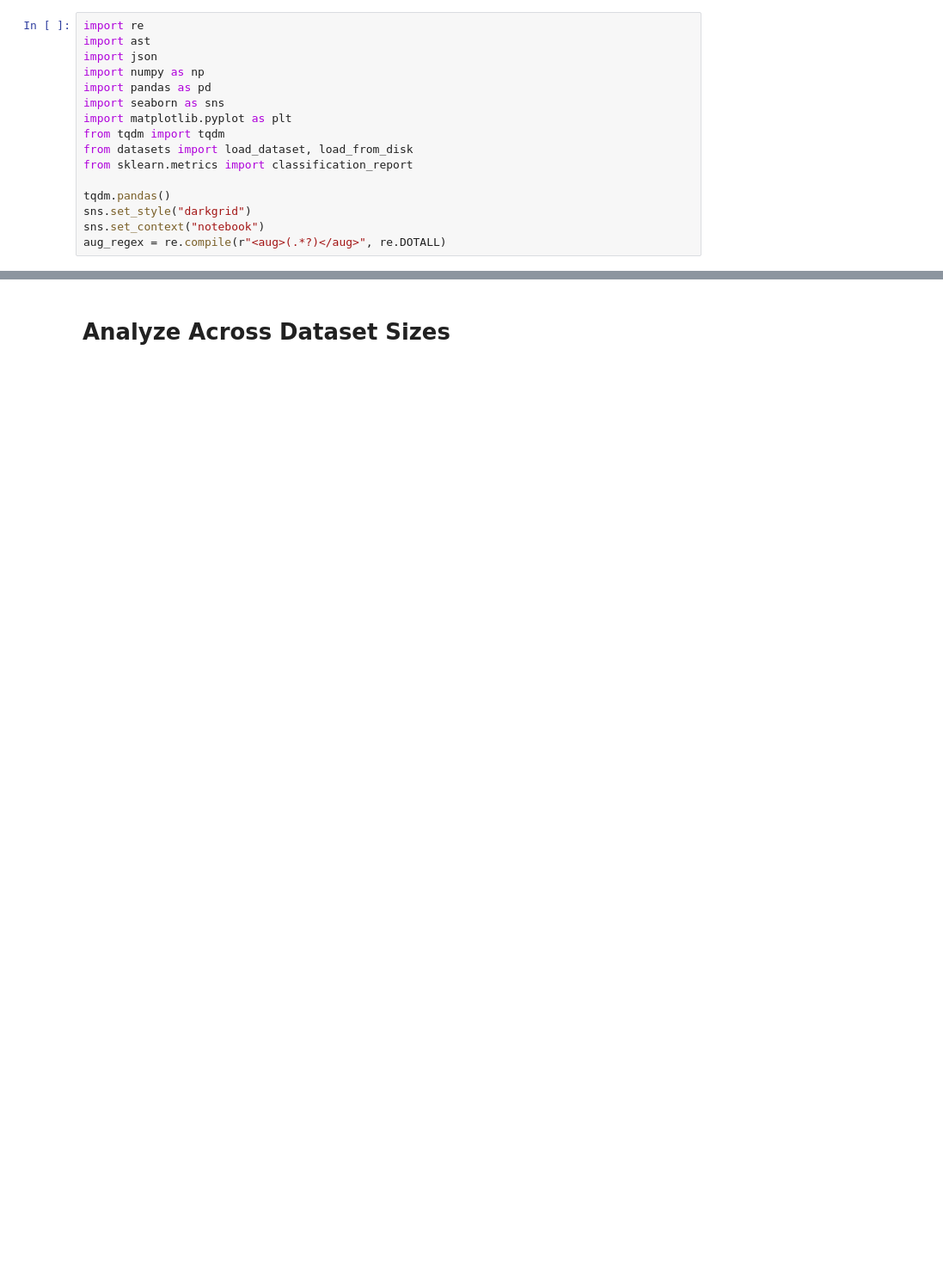
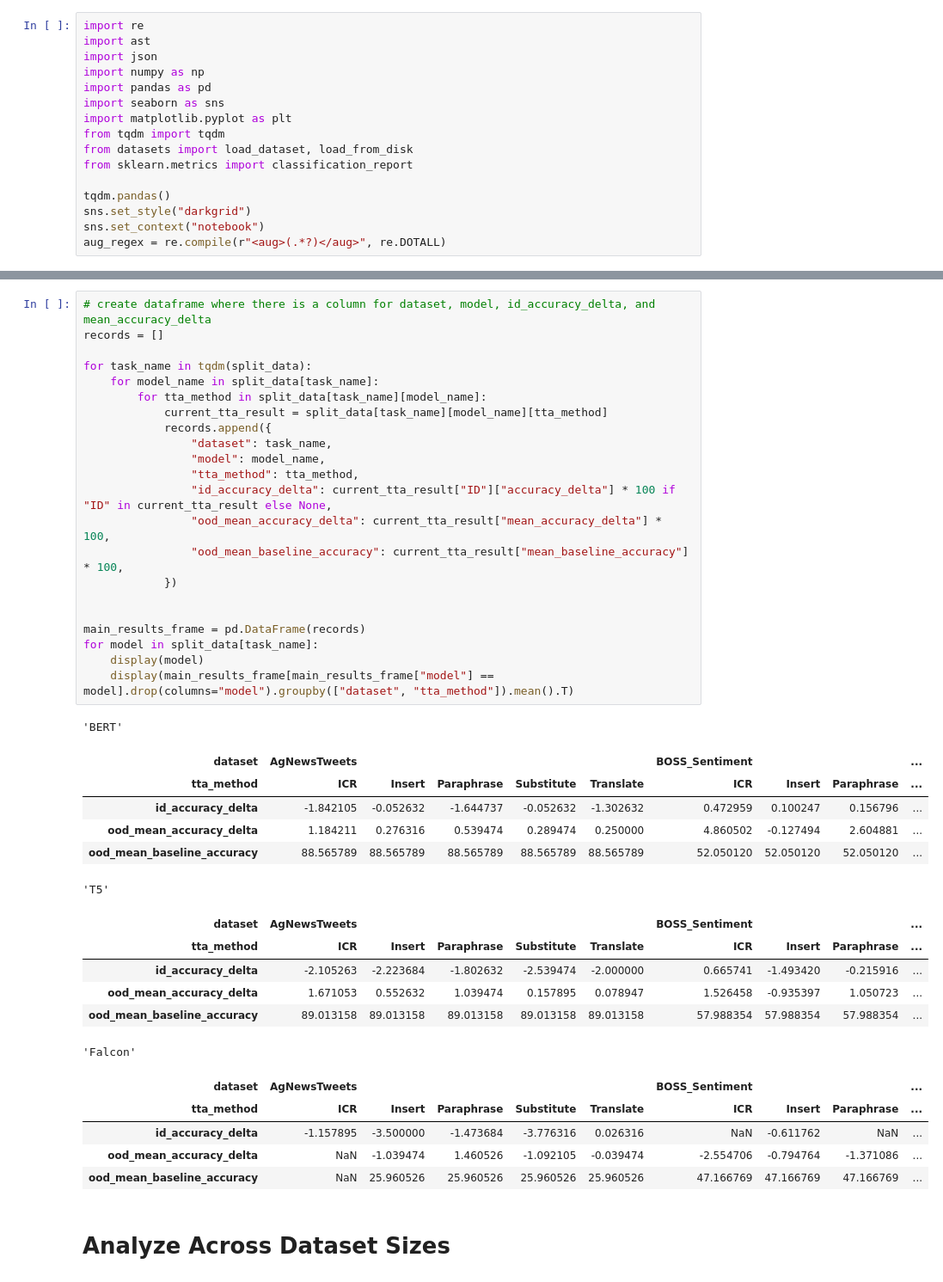
Before and after one commit to Kyle1668/LLM-TTA, a Jupyter notebook: notebooks/method_analysis_paper.ipynb, the cells around one changed output, grey strips where cells are left out. Shown: that part at 86% size. Cells and saved outputs as stored; diff of their text form; blank space fills up the shorter version.

Commit message:
Added full main results experiments

```diff
--- a/notebooks/method_analysis_paper.ipynb
+++ b/notebooks/method_analysis_paper.ipynb
@@ -21,3 +109,44 @@ list(inference_logs.keys())
+# %%
+# create dataframe where there is a column for dataset, model, id_accuracy_delta, and mean_accuracy_delta
+records = []
+
+for task_name in tqdm(split_data):
+    for model_name in split_data[task_name]:
+        for tta_method in split_data[task_name][model_name]:
+            current_tta_result = split_data[task_name][model_name][tta_method]
+            records.append({
+                "dataset": task_name,
+                "model": model_name,
+                "tta_method": tta_method,
+                "id_accuracy_delta": current_tta_result["ID"]["accuracy_delta"] * 100 if "ID" in current_tta_result else None,
+                "ood_mean_accuracy_delta": current_tta_result["mean_accuracy_delta"] * 100,
+                "ood_mean_baseline_accuracy": current_tta_result["mean_baseline_accuracy"] * 100,
+            })
+
+
+main_results_frame = pd.DataFrame(records)
+for model in split_data[task_name]:
+    display(model)
+    display(main_results_frame[main_results_frame["model"] == model].drop(columns="model").groupby(["dataset", "tta_method"]).mean().T)
+# %% [output]
+'BERT'
+| dataset | AgNewsTweets |  |  |  |  | BOSS_Sentiment |  |  | ... |
+| tta_method | ICR | Insert | Paraphrase | Substitute | Translate | ICR | Insert | Paraphrase | ... |
+| id_accuracy_delta | -1.842105 | -0.052632 | -1.644737 | -0.052632 | -1.302632 | 0.472959 | 0.100247 | 0.156796 | ... |
+| ood_mean_accuracy_delta | 1.184211 | 0.276316 | 0.539474 | 0.289474 | 0.250000 | 4.860502 | -0.127494 | 2.604881 | ... |
+| ood_mean_baseline_accuracy | 88.565789 | 88.565789 | 88.565789 | 88.565789 | 88.565789 | 52.050120 | 52.050120 | 52.050120 | ... |
+'T5'
+| dataset | AgNewsTweets |  |  |  |  | BOSS_Sentiment |  |  | ... |
+| tta_method | ICR | Insert | Paraphrase | Substitute | Translate | ICR | Insert | Paraphrase | ... |
+| id_accuracy_delta | -2.105263 | -2.223684 | -1.802632 | -2.539474 | -2.000000 | 0.665741 | -1.493420 | -0.215916 | ... |
+| ood_mean_accuracy_delta | 1.671053 | 0.552632 | 1.039474 | 0.157895 | 0.078947 | 1.526458 | -0.935397 | 1.050723 | ... |
+| ood_mean_baseline_accuracy | 89.013158 | 89.013158 | 89.013158 | 89.013158 | 89.013158 | 57.988354 | 57.988354 | 57.988354 | ... |
+'Falcon'
+| dataset | AgNewsTweets |  |  |  |  | BOSS_Sentiment |  |  | ... |
+| tta_method | ICR | Insert | Paraphrase | Substitute | Translate | ICR | Insert | Paraphrase | ... |
+| id_accuracy_delta | -1.157895 | -3.500000 | -1.473684 | -3.776316 | 0.026316 | NaN | -0.611762 | NaN | ... |
+| ood_mean_accuracy_delta | NaN | -1.039474 | 1.460526 | -1.092105 | -0.039474 | -2.554706 | -0.794764 | -1.371086 | ... |
+| ood_mean_baseline_accuracy | NaN | 25.960526 | 25.960526 | 25.960526 | 25.960526 | 47.166769 | 47.166769 | 47.166769 | ... |
 # %% [markdown]
 # Analyze Across Dataset Sizes
 # %%
```
Also changed, not shown: parts of 16 cells of this notebook, 2 other files.
